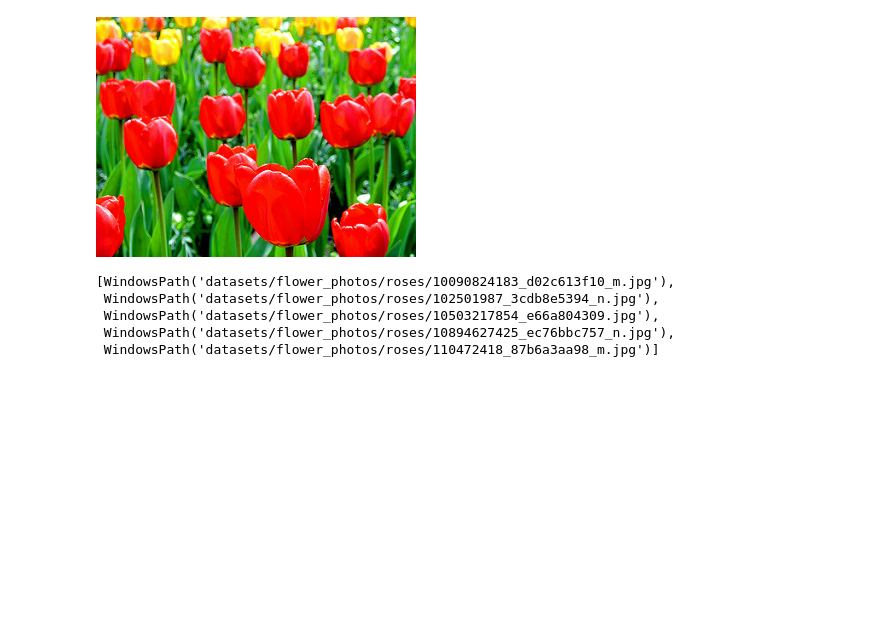
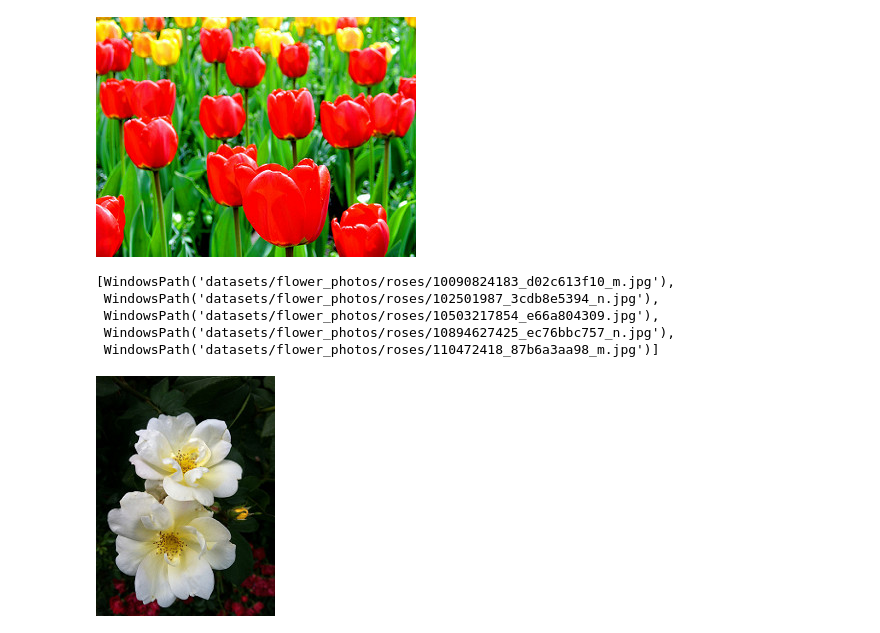
Before and after one commit to Piyushgit1912/Deep-Learning-Training, a Jupyter notebook: 03_image_classification_cnn/05_flower_cnn_v1_initial_attempt.ipynb, the cells around one changed output. Cells and saved outputs as stored; diff of their text form; code cells hidden in the pictures; blank space fills up the shorter version.

Commit message:
Flower classification v1: Open first rose image with PIL.Image (Cell 14)

```diff
--- a/03_image_classification_cnn/05_flower_cnn_v1_initial_attempt.ipynb
+++ b/03_image_classification_cnn/05_flower_cnn_v1_initial_attempt.ipynb
@@ -97,3 +97,8 @@ flowers_images_dict['roses'][:5]
  WindowsPath('datasets/flower_photos/roses/10503217854_e66a804309.jpg'),
  WindowsPath('datasets/flower_photos/roses/10894627425_ec76bbc757_n.jpg'),
  WindowsPath('datasets/flower_photos/roses/110472418_87b6a3aa98_m.jpg')]
+# %%
+# Open the first rose image.
+PIL.Image.open(flowers_images_dict['roses'][0])
+# %% [output]
+[figure, added]
```
